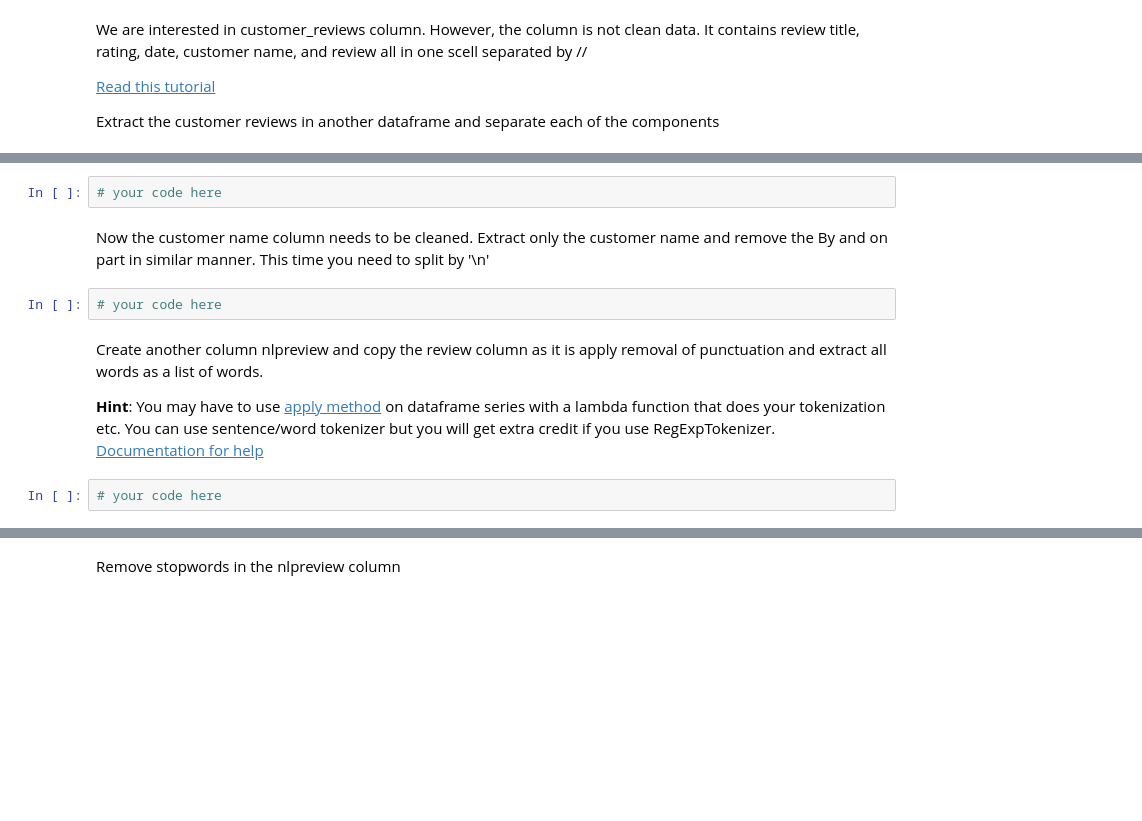
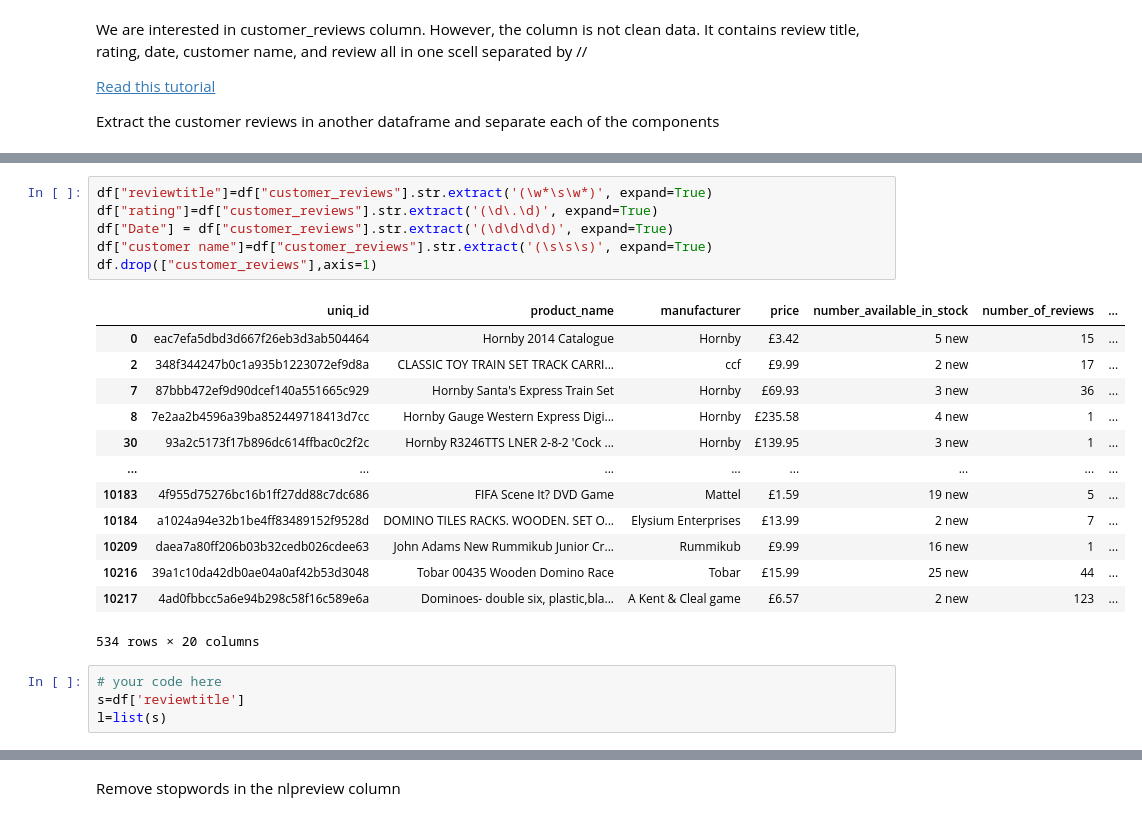
Before and after one commit to Rajitha-19/VITBML_EDA1, a Jupyter notebook: NLP_Assignment_1.ipynb, the cells around one changed output, grey strips where cells are left out. Drawn from its saved outputs; the diff is of its cells as text; blank space fills up the shorter version.

```diff
--- a/NLP_Assignment_1.ipynb
+++ b/NLP_Assignment_1.ipynb
@@ -18,13 +55,24 @@ Extract the customer reviews in another dataframe and separate each of the compo
+# %%
+df["reviewtitle"]=df["customer_reviews"].str.extract('(\w*\s\w*)', expand=True)
+df["rating"]=df["customer_reviews"].str.extract('(\d\.\d)', expand=True)
+df["Date"] = df["customer_reviews"].str.extract('(\d\d\d\d)', expand=True)
+df["customer name"]=df["customer_reviews"].str.extract('(\s\s\s)', expand=True)
+df.drop(["customer_reviews"],axis=1)
+# %% [output]
+|  | uniq_id | product_name | manufacturer | price | number_available_in_stock | number_of_reviews | ... |
+| 0 | eac7efa5dbd3d667f26eb3d3ab504464 | Hornby 2014 Catalogue | Hornby | £3.42 | 5 new | 15 | ... |
+| 2 | 348f344247b0c1a935b1223072ef9d8a | CLASSIC TOY TRAIN SET TRACK CARRI... | ccf | £9.99 | 2 new | 17 | ... |
+| 7 | 87bbb472ef9d90dcef140a551665c929 | Hornby Santa's Express Train Set | Hornby | £69.93 | 3 new | 36 | ... |
+| 8 | 7e2aa2b4596a39ba852449718413d7cc | Hornby Gauge Western Express Digi... | Hornby | £235.58 | 4 new | 1 | ... |
+| 30 | 93a2c5173f17b896dc614ffbac0c2f2c | Hornby R3246TTS LNER 2-8-2 'Cock ... | Hornby | £139.95 | 3 new | 1 | ... |
+| ... | ... | ... | ... | ... | ... | ... | ... |
+| 10183 | 4f955d75276bc16b1ff27dd88c7dc686 | FIFA Scene It? DVD Game | Mattel | £1.59 | 19 new | 5 | ... |
+| 10184 | a1024a94e32b1be4ff83489152f9528d | DOMINO TILES RACKS. WOODEN. SET O... | Elysium Enterprises | £13.99 | 2 new | 7 | ... |
+| 10209 | daea7a80ff206b03b32cedb026cdee63 | John Adams New Rummikub Junior Cr... | Rummikub | £9.99 | 16 new | 1 | ... |
+| 10216 | 39a1c10da42db0ae04a0af42b53d3048 | Tobar 00435 Wooden Domino Race | Tobar | £15.99 | 25 new | 44 | ... |
+| 10217 | 4ad0fbbcc5a6e94b298c58f16c589e6a | Dominoes- double six, plastic,bla... | A Kent & Cleal game | £6.57 | 2 new | 123 | ... |
+534 rows × 20 columns
 # %%
 # your code here
+s=df['reviewtitle']
+l=list(s)
-# %% [markdown]
-Now the customer name column needs to be cleaned. Extract only the customer name and remove the By and on part in similar manner. This time you need to split by '\n'
-# %%
-# your code here
-# %% [markdown]
-Create another column nlpreview and copy the review column as it is
-apply removal of punctuation and extract all words as a list of words.
-
-**Hint**: You may have to use [apply method](https://pandas.pydata.org/pandas-docs/stable/reference/api/pandas.Series.apply.html) on dataframe series with a lambda function that does your tokenization etc. You can use sentence/word tokenizer but you will get extra credit if you use RegExpTokenizer. [Documentation for help](https://kite.com/python/docs/nltk.tokenize)
-# %%
-# your code here
```
Also changed, not shown: parts of 30 cells of this notebook.
